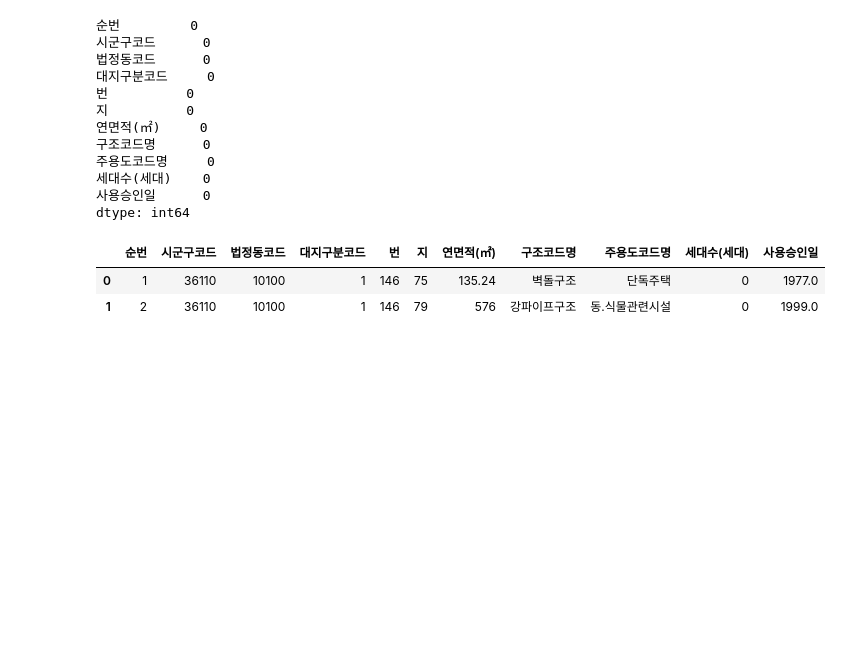
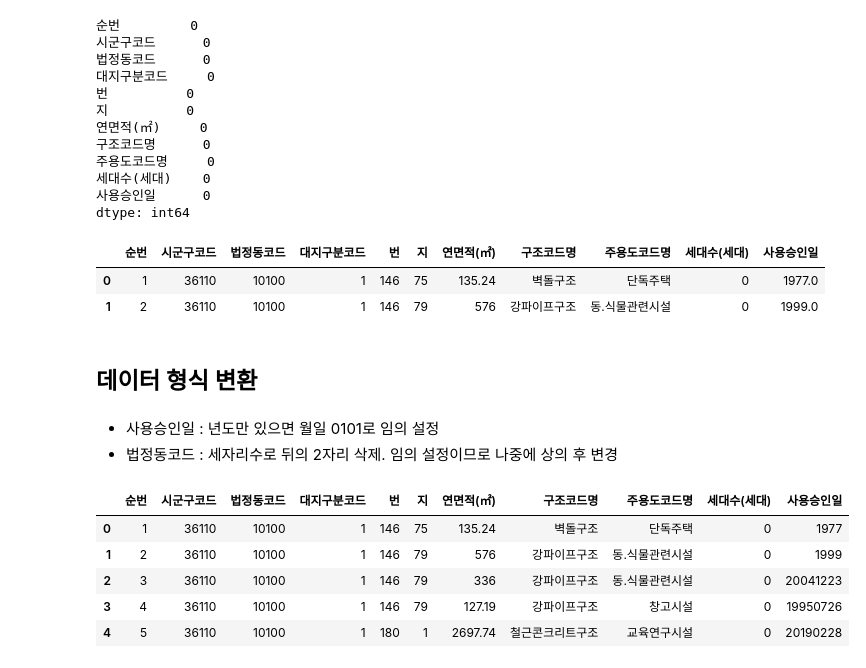
Before and after one commit to oni-ss/competition, a Jupyter notebook: sejong/sejong_sion2.ipynb, the cells around one changed output. Drawn from its saved outputs; the diff is of its cells as text; code cells hidden in the pictures; blank space fills up the shorter version.

```diff
--- a/sejong/sejong_sion2.ipynb
+++ b/sejong/sejong_sion2.ipynb
@@ -242,0 +240,16 @@ dtype: int64
+# %% [markdown]
+## 데이터 형식 변환
+# %% [markdown]
+- 사용승인일 : 년도만 있으면 월일 0101로 임의 설정
+- 법정동코드 : 세자리수로 뒤의 2자리 삭제. 임의 설정이므로 나중에 상의 후 변경
+# %%
+표제부 = 표제부.astype({'사용승인일':int})  ### 소수점 버림
+표제부 = 표제부.astype({'사용승인일':str})
+표제부.head()
+# %% [output]
+|  | 순번 | 시군구코드 | 법정동코드 | 대지구분코드 | 번 | 지 | 연면적(㎡) | 구조코드명 | 주용도코드명 | 세대수(세대) | 사용승인일 |
+| 0 | 1 | 36110 | 10100 | 1 | 146 | 75 | 135.24 | 벽돌구조 | 단독주택 | 0 | 1977 |
+| 1 | 2 | 36110 | 10100 | 1 | 146 | 79 | 576 | 강파이프구조 | 동.식물관련시설 | 0 | 1999 |
+| 2 | 3 | 36110 | 10100 | 1 | 146 | 79 | 336 | 강파이프구조 | 동.식물관련시설 | 0 | 20041223 |
+| 3 | 4 | 36110 | 10100 | 1 | 146 | 79 | 127.19 | 강파이프구조 | 창고시설 | 0 | 19950726 |
+| 4 | 5 | 36110 | 10100 | 1 | 180 | 1 | 2697.74 | 철근콘크리트구조 | 교육연구시설 | 0 | 20190228 |
```
Also changed, not shown: parts of 27 cells of this notebook.
